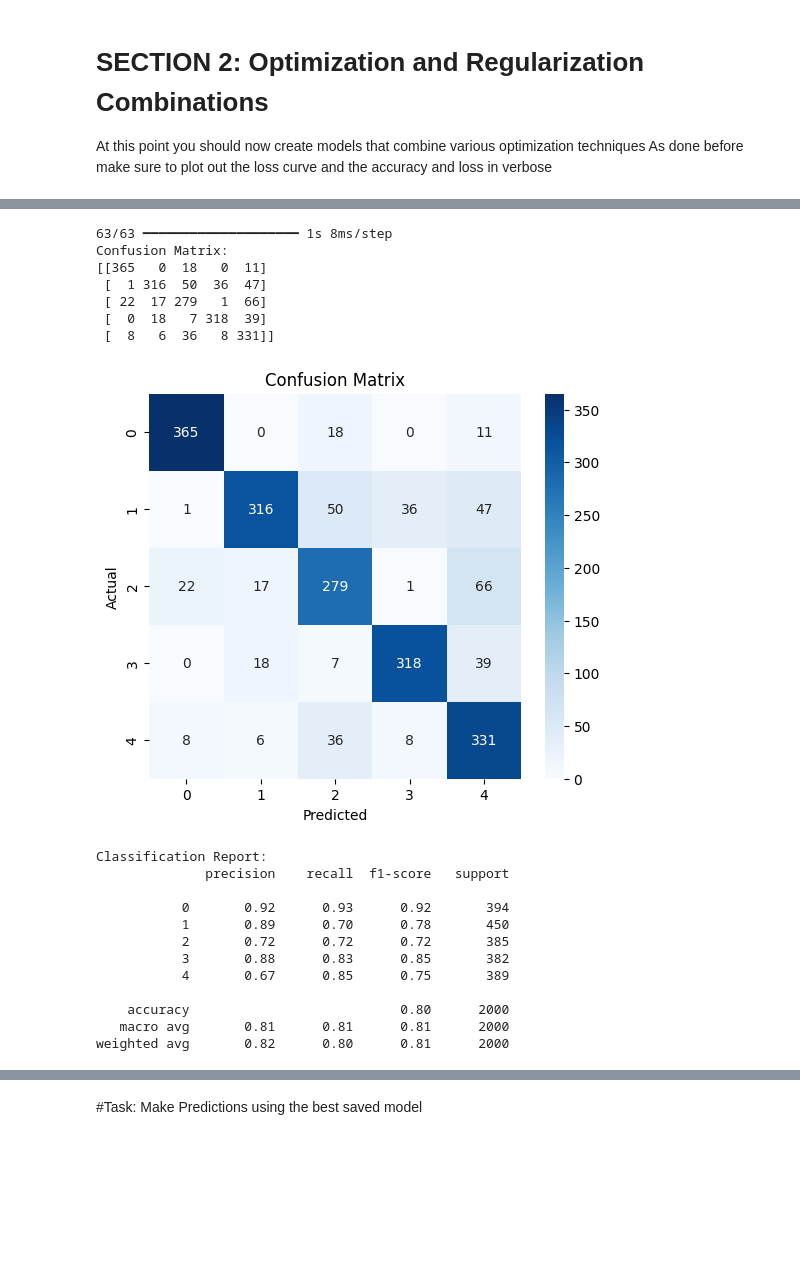
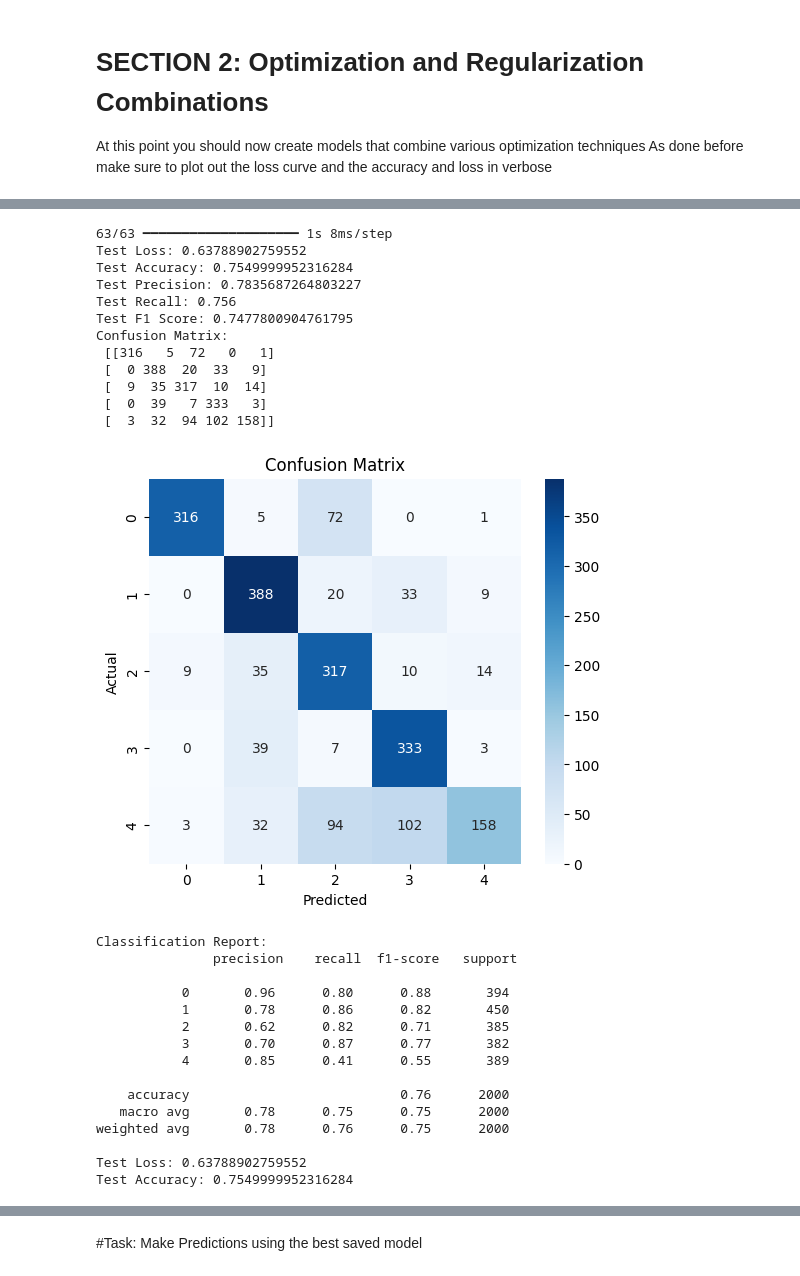
Before and after one commit to Joh-Ishimwe/Personal-Fashion-Advisor-Model, a Jupyter notebook: Summative_Intro_to_ml_[Josiane_Ishimwe_number]_assignment.ipynb, the cells around one changed output, grey strips where cells are left out. Drawn from its saved outputs; the diff is of its cells as text; code cells hidden in the pictures; blank space fills up the shorter version.

```diff
--- a/Summative_Intro_to_ml_[Josiane_Ishimwe_number]_assignment.ipynb
+++ b/Summative_Intro_to_ml_[Josiane_Ishimwe_number]_assignment.ipynb
@@ -228,36 +229,3 @@ def loss_curve_plot(history):
     plt.ylabel("Loss")
     plt.legend()
     plt.show()
-# %%
-# Evaluate the model
-def evaluate_model(model, X_test, y_test, is_nn=False):
-    if is_nn:
-        y_pred_probs = model.predict(X_test)  # Get predicted probabilities
-        y_pred = np.argmax(y_pred_probs, axis=1)  # Convert to class indices
-    else:
-        y_pred = model.predict(X_test)
-
-    # Convert y_test to class indices if it's one-hot encoded
-    if y_test.ndim == 2 and y_test.shape[1] > 1:  # Check if y_test is one-hot encoded
-        y_test = np.argmax(y_test, axis=1)  # Convert to class indices
-
-    accuracy = accuracy_score(y_test, y_pred)
-    precision = precision_score(y_test, y_pred, average="weighted")
-    recall = recall_score(y_test, y_pred, average="weighted")
-    f1 = f1_score(y_test, y_pred, average="weighted")
-
-    print("Confusion Matrix:")
-    cm = confusion_matrix(y_test, y_pred)
-    print(cm)
-
-    plt.figure(figsize=(6, 5))
-    sns.heatmap(cm, annot=True, fmt="d", cmap="Blues", xticklabels=np.unique(y_test), yticklabels=np.unique(y_test))
-    plt.xlabel("Predicted")
-    plt.ylabel("Actual")
-    plt.title("Confusion Matrix")
-    plt.show()
-
-    print("\nClassification Report:")
-    print(classification_report(y_test, y_pred))
-
-    return accuracy, precision, recall, f1, cm
@@ -408,6 +451,6 @@ weighted avg       0.81      0.80      0.80      2000
 # %%
 # The Optimized Neural Network 2
-model_3 = define_model(optimizer="sgd", dropout_rate=0.0, learning_rate=0.0005, num_hidden_layers=50)
+model_3 = define_model(optimizer="sgd", regularization=l2(0.01), early_stopping=True,dropout_rate=0.0, learning_rate=0.0005, num_hidden_layers=50)
 # model_3.summary()
 early_stopping = EarlyStopping(monitor="val_loss", patience=5, restore_best_weights=True)
 
@@ -416,5 +459,9 @@ loss_curve_plot(history_3)
 
 #Evaluating model
 evaluate_model(model_3, X_test, y_test, is_nn=True)
+
+
+#save model
+joblib.dump(model_3, "model_3.pkl")
 # %% [output]
 Epoch 1/100
@@ -438,20 +485,28 @@ Epoch 100/100
 63/63 ━━━━━━━━━━━━━━━━━━━━ 1s 8ms/step
+Test Loss: 0.63788902759552
+Test Accuracy: 0.7549999952316284
+Test Precision: 0.7835687264803227
+Test Recall: 0.756
+Test F1 Score: 0.7477800904761795
 Confusion Matrix:
-[[365   0  18   0  11]
- [  1 316  50  36  47]
- [ 22  17 279   1  66]
- [  0  18   7 318  39]
- [  8   6  36   8 331]]
+ [[316   5  72   0   1]
+ [  0 388  20  33   9]
+ [  9  35 317  10  14]
+ [  0  39   7 333   3]
+ [  3  32  94 102 158]]
-[figure, old version]
+[figure, new version]
 Classification Report:
-              precision    recall  f1-score   support
+               precision    recall  f1-score   support
 
-           0       0.92      0.93      0.92       394
-           1       0.89      0.70      0.78       450
-           2       0.72      0.72      0.72       385
-           3       0.88      0.83      0.85       382
-           4       0.67      0.85      0.75       389
+           0       0.96      0.80      0.88       394
+           1       0.78      0.86      0.82       450
+           2       0.62      0.82      0.71       385
+           3       0.70      0.87      0.77       382
+           4       0.85      0.41      0.55       389
 
-    accuracy                           0.80      2000
-   macro avg       0.81      0.81      0.81      2000
-weighted avg       0.82      0.80      0.81      2000
+    accuracy                           0.76      2000
+   macro avg       0.78      0.75      0.75      2000
+weighted avg       0.78      0.76      0.75      2000
+
+Test Loss: 0.63788902759552
+Test Accuracy: 0.7549999952316284
```
Also changed, not shown: parts of 14 cells of this notebook, 5 other files.
